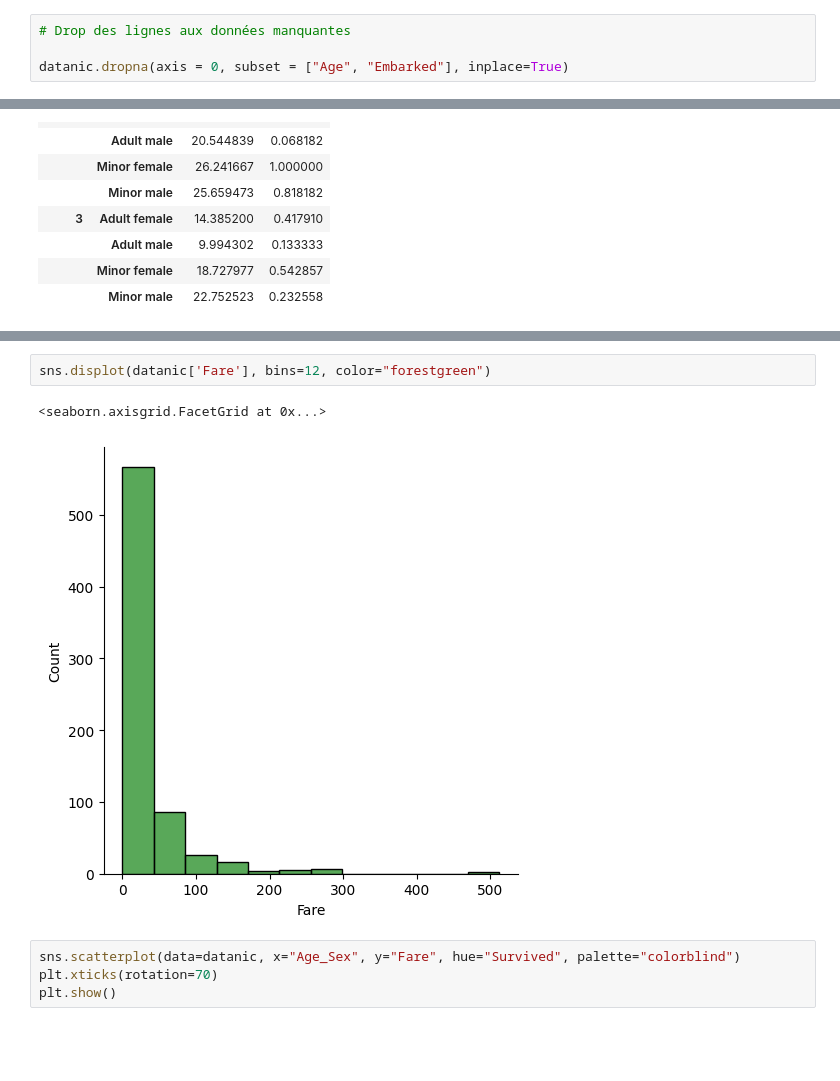
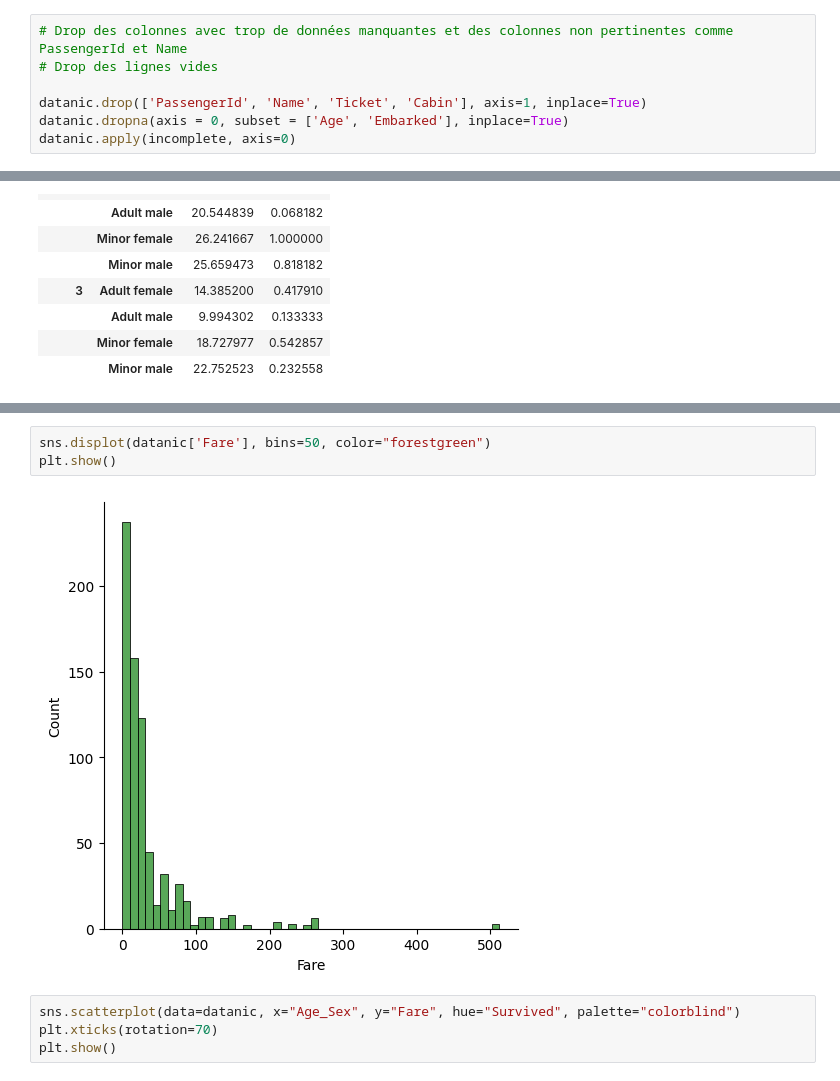
Before and after one commit to vin-br/titanic, a Jupyter notebook: titanic2.ipynb, the cells around one changed output, grey strips where cells are left out. Cells and saved outputs as stored; diff of their text form; blank space fills up the shorter version.

```diff
--- a/titanic2.ipynb
+++ b/titanic2.ipynb
@@ -110,4 +91,7 @@ dtype: int64
 # %%
-# Drop des lignes aux données manquantes
+# Drop des colonnes avec trop de données manquantes et des colonnes non pertinentes comme PassengerId et Name
+# Drop des lignes vides
 
-datanic.dropna(axis = 0, subset = ["Age", "Embarked"], inplace=True)
+datanic.drop(['PassengerId', 'Name', 'Ticket', 'Cabin'], axis=1, inplace=True)
+datanic.dropna(axis = 0, subset = ['Age', 'Embarked'], inplace=True)
+datanic.apply(incomplete, axis=0)
@@ -577,8 +570,8 @@ plt.show()
 # %%
-sns.displot(datanic['Fare'], bins=12, color="forestgreen")
+sns.displot(datanic['Fare'], bins=50, color="forestgreen")
+plt.show()
 # %% [output]
-<seaborn.axisgrid.FacetGrid at 0x...>
-[figure, old version]
+[figure, new version]
 # %%
 sns.scatterplot(data=datanic, x="Age_Sex", y="Fare", hue="Survived", palette="colorblind")
 plt.xticks(rotation=70)
```
Also changed, not shown: parts of 84 cells of this notebook.
